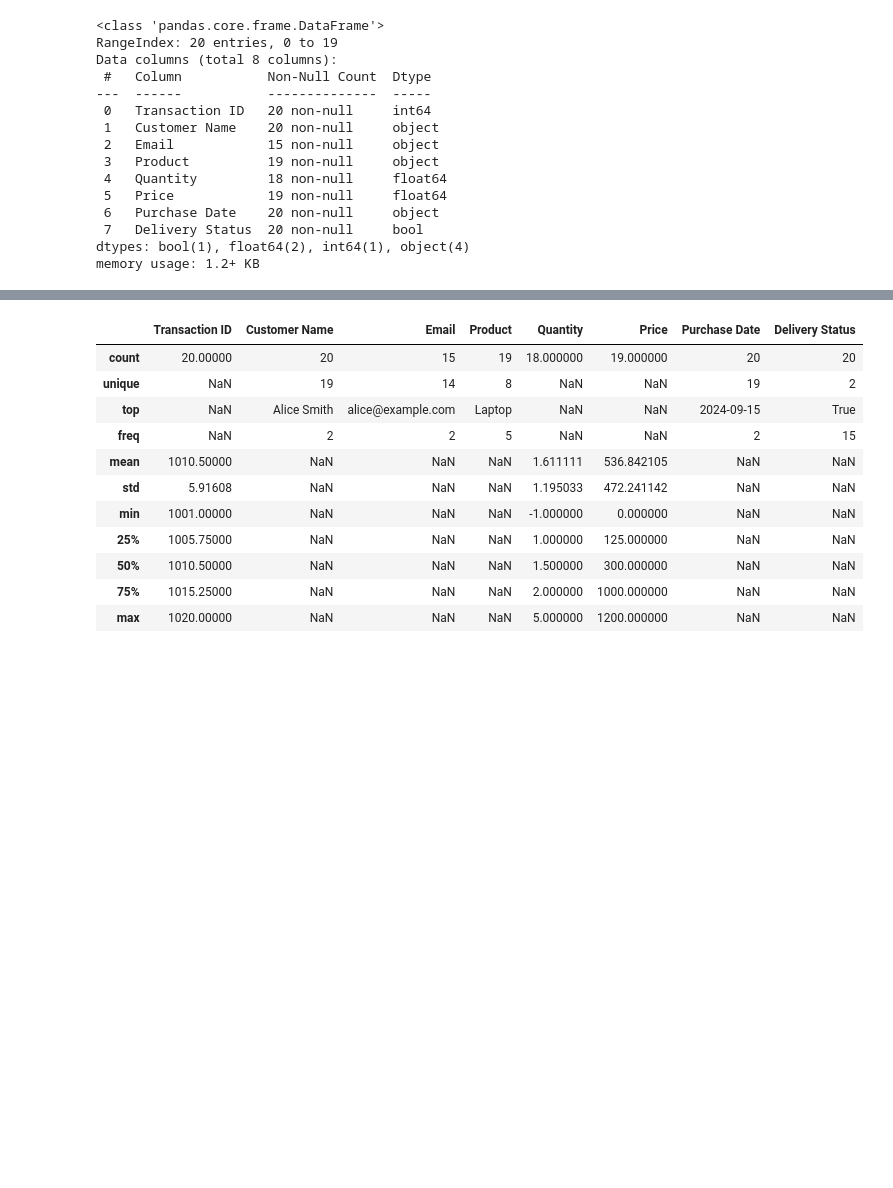
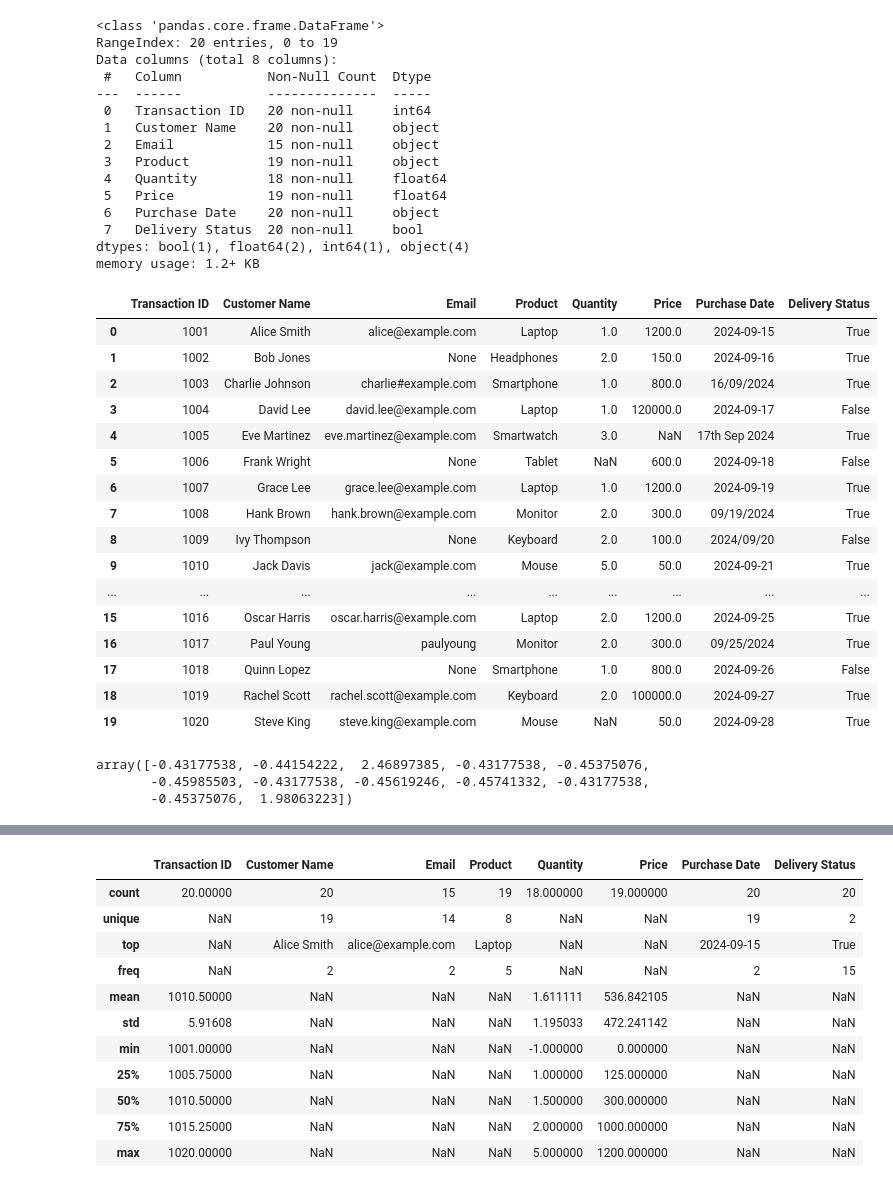
Before and after one commit to aminuddin1234/Artificial_inteligent_and_machine_learning_course, a Jupyter notebook: AI & ML courses/Day 15 - Data Handling/Data Cleaning.ipynb, the cells around one changed output, grey strips where cells are left out. Cells and saved outputs as stored; diff of their text form; code cells hidden in the pictures; blank space fills up the shorter version.

```diff
--- a/AI & ML courses/Day 15 - Data Handling/Data Cleaning.ipynb
+++ b/AI & ML courses/Day 15 - Data Handling/Data Cleaning.ipynb
@@ -48,3 +48,23 @@ Data columns (total 8 columns):
  7   Delivery Status  20 non-null     bool
 dtypes: bool(1), float64(2), int64(1), object(4)
 memory usage: 1.2+ KB
+# %%
+df
+# %% [output]
+|  | Transaction ID | Customer Name | Email | Product | Quantity | Price | Purchase Date | Delivery Status |
+| 0 | 1001 | Alice Smith | alice@example.com | Laptop | 1.0 | 1200.0 | 2024-09-15 | True |
+| 1 | 1002 | Bob Jones | None | Headphones | 2.0 | 150.0 | 2024-09-16 | True |
+| 2 | 1003 | Charlie Johnson | charlie#example.com | Smartphone | 1.0 | 800.0 | 16/09/2024 | True |
+| 3 | 1004 | David Lee | david.lee@example.com | Laptop | 1.0 | 120000.0 | 2024-09-17 | False |
+| 4 | 1005 | Eve Martinez | eve.martinez@example.com | Smartwatch | 3.0 | NaN | 17th Sep 2024 | True |
+| 5 | 1006 | Frank Wright | None | Tablet | NaN | 600.0 | 2024-09-18 | False |
+| 6 | 1007 | Grace Lee | grace.lee@example.com | Laptop | 1.0 | 1200.0 | 2024-09-19 | True |
+| 7 | 1008 | Hank Brown | hank.brown@example.com | Monitor | 2.0 | 300.0 | 09/19/2024 | True |
+| 8 | 1009 | Ivy Thompson | None | Keyboard | 2.0 | 100.0 | 2024/09/20 | False |
+| 9 | 1010 | Jack Davis | jack@example.com | Mouse | 5.0 | 50.0 | 2024-09-21 | True |
+| ... | ... | ... | ... | ... | ... | ... | ... | ... |
+| 15 | 1016 | Oscar Harris | oscar.harris@example.com | Laptop | 2.0 | 1200.0 | 2024-09-25 | True |
+| 16 | 1017 | Paul Young | paulyoung | Monitor | 2.0 | 300.0 | 09/25/2024 | True |
+| 17 | 1018 | Quinn Lopez | None | Smartphone | 1.0 | 800.0 | 2024-09-26 | False |
+| 18 | 1019 | Rachel Scott | rachel.scott@example.com | Keyboard | 2.0 | 100000.0 | 2024-09-27 | True |
+| 19 | 1020 | Steve King | steve.king@example.com | Mouse | NaN | 50.0 | 2024-09-28 | True |
@@ -50,0 +73,8 @@ memory usage: 1.2+ KB
+# %%
+dfx
+z_scores = stats.zscore(dfx['Price'])
+z_scores
+# %% [output]
+array([-0.43177538, -0.44154222,  2.46897385, -0.43177538, -0.45375076,
+       -0.45985503, -0.43177538, -0.45619246, -0.45741332, -0.43177538,
+       -0.45375076,  1.98063223])
```
Also changed, not shown: parts of 20 cells of this notebook, 1 other file.
